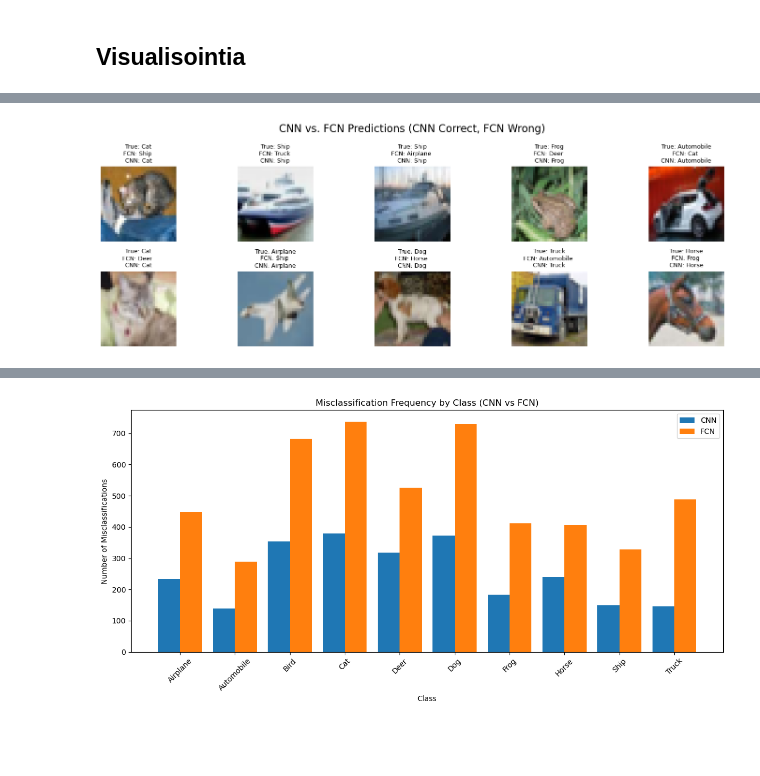
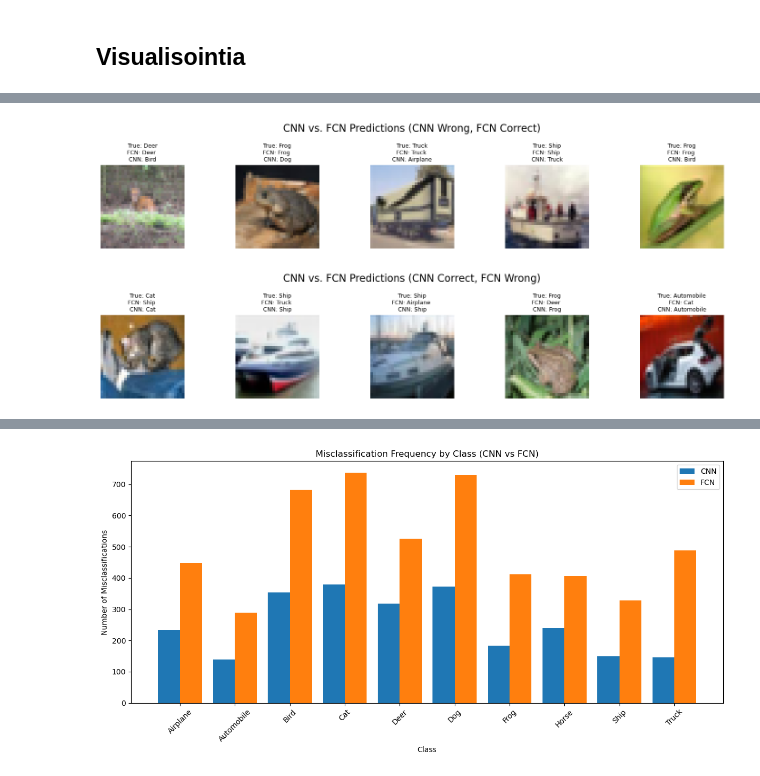
Before and after one commit to Islake/Neuroverkkoprojekti, a Jupyter notebook: CIFAR-10 luokitteluprojekti/CIFAR-10 luokittelu.ipynb, the cells around one changed output, grey strips where cells are left out. Cells and saved outputs as stored; diff of their text form; code cells hidden in the pictures; blank space fills up the shorter version.

```diff
--- a/CIFAR-10 luokitteluprojekti/CIFAR-10 luokittelu.ipynb
+++ b/CIFAR-10 luokitteluprojekti/CIFAR-10 luokittelu.ipynb
@@ -382,11 +382,11 @@ fcn_preds = np.argmax(model_fcn.predict(x_test.reshape(10000, 32*32*3)), axis=1)
 cnn_preds = np.argmax(model_cnn.predict(x_test), axis=1)
 true_labels = np.argmax(y_test, axis=1)
 
-cnn_wrong_fcn_correct = np.where((cnn_preds != true_labels) & (fcn_preds == true_labels))[0]
+both_correct = np.where((cnn_preds == true_labels) & (fcn_preds == true_labels))[0]
 
 plt.figure(figsize=(15, 5))
-plt.suptitle("CNN vs. FCN Predictions (CNN Wrong, FCN Correct)", fontsize=16)
-for i, image_index in enumerate(cnn_wrong_fcn_correct[:10]):
+plt.suptitle("CNN vs. FCN Predictions (Both right)", fontsize=16)
+for i, image_index in enumerate(both_correct[:5]):
     plt.subplot(2, 5, i + 1)
     plt.imshow(x_test[image_index])
     true_label = names[true_labels[image_index]]
@@ -404,18 +404,36 @@ plt.show()
+# %%
+cnn_wrong_fcn_correct = np.where((cnn_preds != true_labels) & (fcn_preds == true_labels))[0]
+
+plt.figure(figsize=(15, 5))
+plt.suptitle("CNN vs. FCN Predictions (CNN Wrong, FCN Correct)", fontsize=16)
+for i, image_index in enumerate(cnn_wrong_fcn_correct[:5]):
+    plt.subplot(2, 5, i + 1)
+    plt.imshow(x_test[image_index])
+    true_label = names[true_labels[image_index]]
+    fcn_label = names[fcn_preds[image_index]]
+    cnn_label = names[cnn_preds[image_index]]
+    plt.title(f"True: {true_label}\nFCN: {fcn_label} \nCNN: {cnn_label}", fontsize=9)
+    plt.axis("off")
+
+plt.tight_layout()
+plt.show()
+# %% [output]
+[figure, added]
 # %%
 fcn_wrong_cnn_correct = np.where((fcn_preds != true_labels) & (cnn_preds == true_labels))[0]
 
 plt.figure(figsize=(15, 5))
 plt.suptitle("CNN vs. FCN Predictions (CNN Correct, FCN Wrong)", fontsize=16)
-for i, image_index in enumerate(fcn_wrong_cnn_correct[:10]):
+for i, image_index in enumerate(fcn_wrong_cnn_correct[:5]):
     plt.subplot(2, 5, i + 1)
     plt.imshow(x_test[image_index])
     true_label = names[true_labels[image_index]]
     fcn_label = names[fcn_preds[image_index]]
     cnn_label = names[cnn_preds[image_index]]
     plt.title(f"True: {true_label}\nFCN: {fcn_label} \nCNN: {cnn_label}", fontsize=9)
     plt.axis("off")
 
 plt.tight_layout()
 plt.show()
 # %% [output]
-[figure, old version]
+[figure, new version]
```
Also changed, not shown: parts of 2 cells of this notebook.
